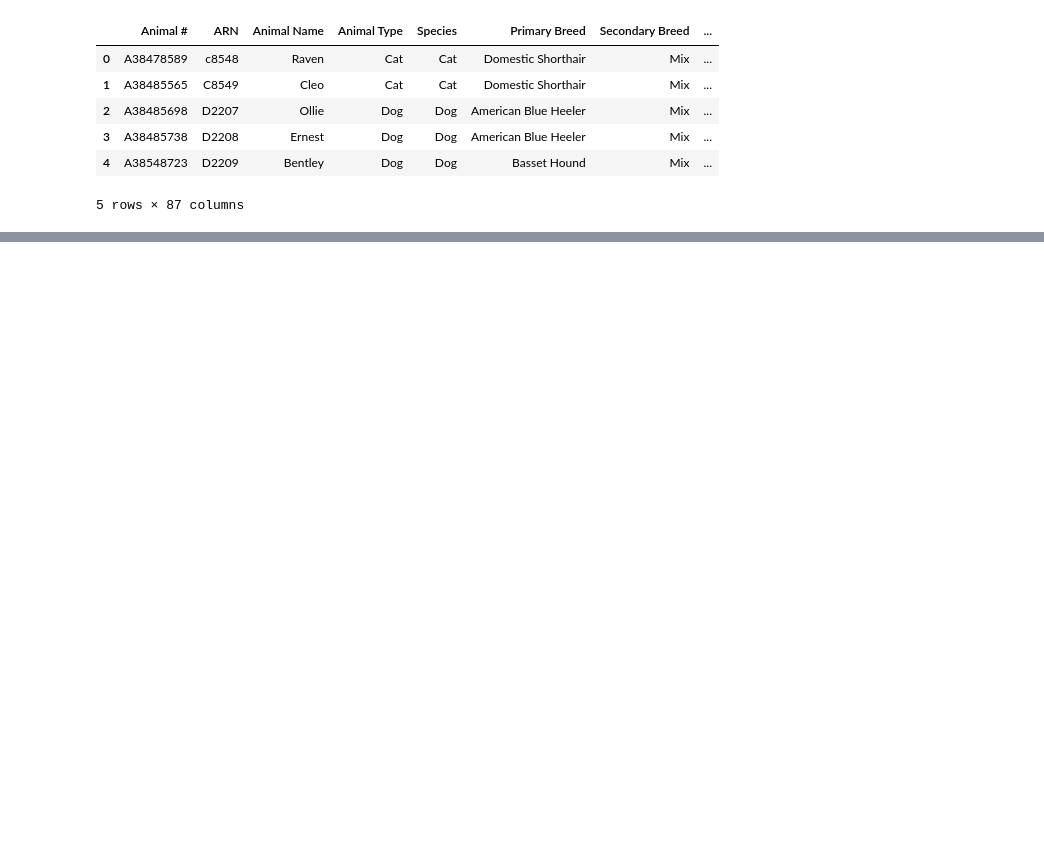
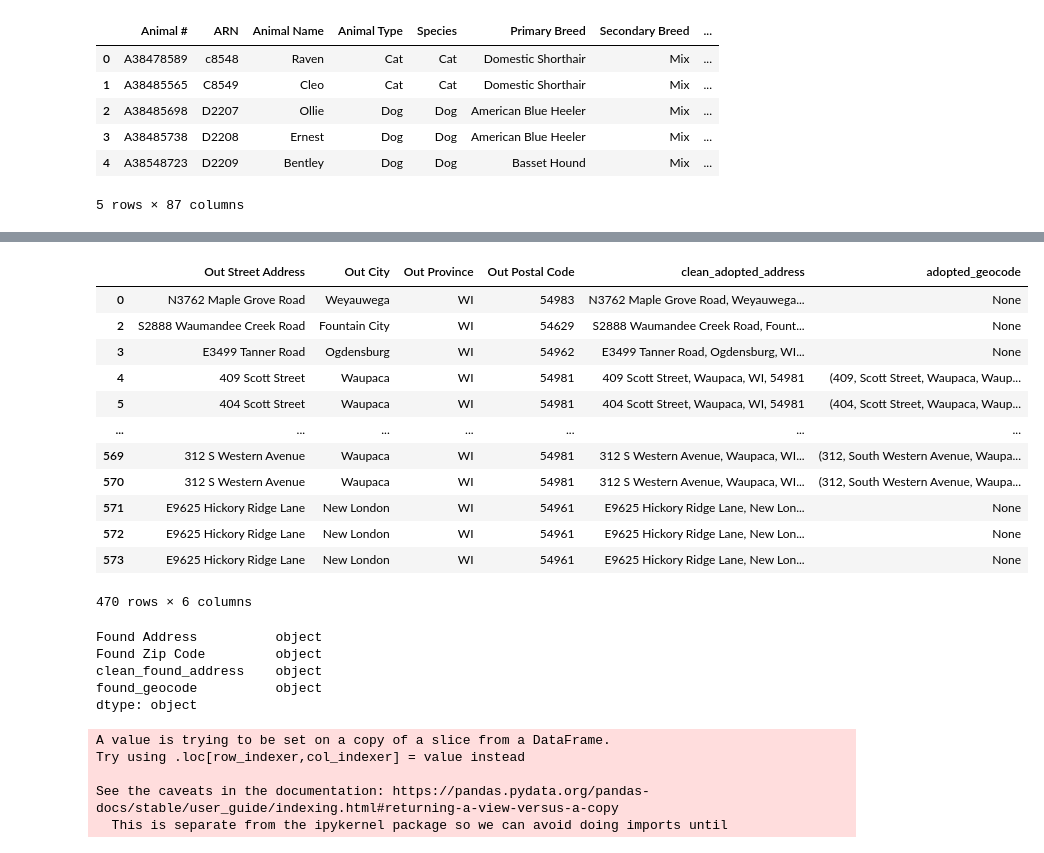
Before and after one commit to JSischo/Waupaca_repo, a Jupyter notebook: EDA2018CSVfile.ipynb, the cells around one changed output, grey strips where cells are left out. Cells and saved outputs as stored; diff of their text form; code cells hidden in the pictures; blank space fills up the shorter version.

```diff
--- a/EDA2018CSVfile.ipynb
+++ b/EDA2018CSVfile.ipynb
@@ -219,0 +151,8 @@ my_list
+# %%
+# remove Nans from addresses dfs, see how many rows are left
+
+found_address_df = found_address_df.dropna()
+adopted_address_df = adopted_address_df.dropna()
+
+# Born at HSWC will be filtered out, remaining address columns will be concat for geolocater lat/long conversion
+found_address_df
@@ -219,0 +241,3 @@ my_list
+# %%
+adopted_address_df['clean_adopted_address'] = adopted_address_df['Out Street Address'].map(str) + ', ' + adopted_address_df['Out City'].map(str) + ', ' + adopted_address_df['Out Province'].map(str) + ', ' + adopted_address_df['Out Postal Code'].map(str)
+adopted_address_df
@@ -231,0 +275,7 @@ df.describe()
+# %%
+#this may be used on separate addresses dataframes
+
+geolocator = Nominatim(timeout=10, user_agent = "myGeolocator")
+location = geolocator.geocode('4550 Kester Mill Rd,Winston-Salem,NC')
+print(location)
+print((location.latitude, location.longitude))
@@ -231,0 +285,6 @@ df.describe()
+# %%
+#use GeoPy/Nominatim to convert Found_Address and Adopter_Address to lat/long
+# add columns to store lat/long
+
+found_address_df['found_geocode'] = found_address_df.clean_found_address.apply(geolocator.geocode)
+adopted_address_df['adopted_geocode']= adopted_address_df.clean_adopted_address.apply(geolocator.geocode)
@@ -231,0 +318,37 @@ df.describe()
+# %%
+adopted_address_df
+# %% [output]
+|  | Out Street Address | Out City | Out Province | Out Postal Code | clean_adopted_address | adopted_geocode |
+| 0 | N3762 Maple Grove Road | Weyauwega | WI | 54983 | N3762 Maple Grove Road, Weyauwega... | None |
+| 2 | S2888 Waumandee Creek Road | Fountain City | WI | 54629 | S2888 Waumandee Creek Road, Fount... | None |
+| 3 | E3499 Tanner Road | Ogdensburg | WI | 54962 | E3499 Tanner Road, Ogdensburg, WI... | None |
+| 4 | 409 Scott Street | Waupaca | WI | 54981 | 409 Scott Street, Waupaca, WI, 54981 | (409, Scott Street, Waupaca, Waup... |
+| 5 | 404 Scott Street | Waupaca | WI | 54981 | 404 Scott Street, Waupaca, WI, 54981 | (404, Scott Street, Waupaca, Waup... |
+| ... | ... | ... | ... | ... | ... | ... |
+| 569 | 312 S Western Avenue | Waupaca | WI | 54981 | 312 S Western Avenue, Waupaca, WI... | (312, South Western Avenue, Waupa... |
+| 570 | 312 S Western Avenue | Waupaca | WI | 54981 | 312 S Western Avenue, Waupaca, WI... | (312, South Western Avenue, Waupa... |
+| 571 | E9625 Hickory Ridge Lane | New London | WI | 54961 | E9625 Hickory Ridge Lane, New Lon... | None |
+| 572 | E9625 Hickory Ridge Lane | New London | WI | 54961 | E9625 Hickory Ridge Lane, New Lon... | None |
+| 573 | E9625 Hickory Ridge Lane | New London | WI | 54961 | E9625 Hickory Ridge Lane, New Lon... | None |
+470 rows × 6 columns
+# %%
+found_address_df.dtypes
+# %% [output]
+Found Address          object
+Found Zip Code         object
+clean_found_address    object
+found_geocode          object
+dtype: object
+# %%
+# obtain lat/long for each address
+
+found_address_df['found_lat'] = [g.latitude if g is not None else 0 for g in found_address_df.found_geocode]
+#found_address_df['found_long'] = [g.longitude for g in found_address.df.found_geocode if g != NaN]
+#adopted_address_df['adopted_lat'] = [g.latitude for g in adopted_address_df.adopter_geocode if g != NaN]
+#adopted_address_df['adopted_long'] = [g.longitude for g in adopted_address_df.adopter_geocode if g != NaN]
+# %% [output]
+A value is trying to be set on a copy of a slice from a DataFrame.
+Try using .loc[row_indexer,col_indexer] = value instead
+
+See the caveats in the documentation: https://pandas.pydata.org/pandas-docs/stable/user_guide/indexing.html#returning-a-view-versus-a-copy
+  This is separate from the ipykernel package so we can avoid doing imports until
```
Also changed, not shown: parts of 32 cells of this notebook, 2 other files.
